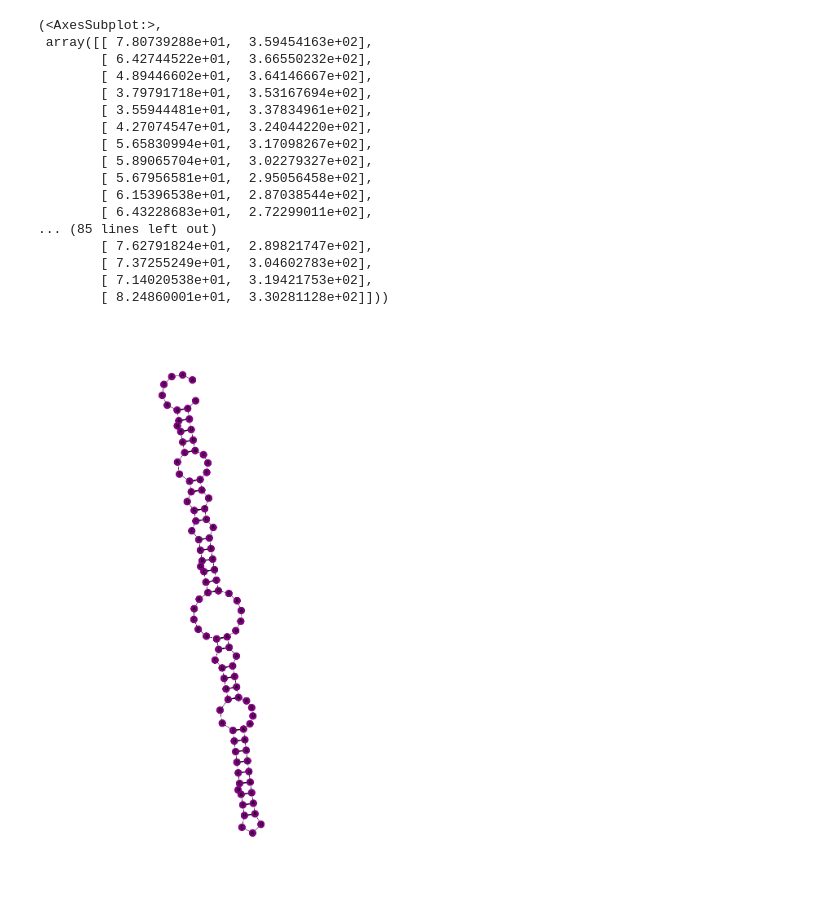
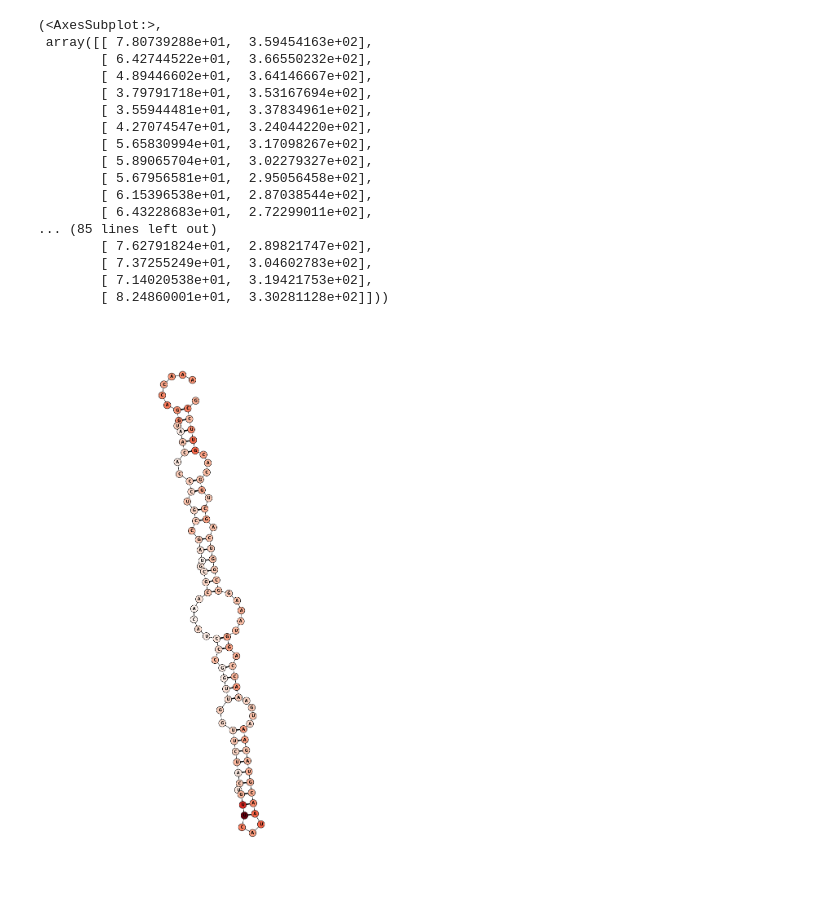
Before and after one commit to matveykolesnik/LshCas13a_RNA_cleavage, a Jupyter notebook: LshCas13a_in_vitro_total_RNA/hairpin_cleavage/Scripts/draw_hairpin_structures.ipynb, the cells around one changed output. Cells and saved outputs as stored; diff of their text form; code cells hidden in the pictures.

Commit message:
Add heatmap

```diff
--- a/LshCas13a_in_vitro_total_RNA/hairpin_cleavage/Scripts/draw_hairpin_structures.ipynb
+++ b/LshCas13a_in_vitro_total_RNA/hairpin_cleavage/Scripts/draw_hairpin_structures.ipynb
@@ -56,5 +59,3 @@ with open(DotBracketNotationFile, "w") as hDotBracketNotationFile:
 
     for line in RNAfoldProc.stdout:
         hDotBracketNotationFile.write(re.sub(energy_pattern, "", line.decode("ascii")))
-# %%
-ForgiSSRecords = forgi.load_rna(filename=DotBracketNotationFile, allow_many=True)
@@ -61,28 +83,28 @@ ForgiSSRecords = forgi.load_rna(filename=DotBracketNotationFile, allow_many=True
 # %%
 from mplotlib_addcolors import plot_rna_addcolors
 figure, ax = plt.subplots(figsize=(15, 25))
 plot_rna_addcolors(ForgiSSRecords[0],
                    ax=ax,
                    text_kwargs={"fontweight":"black"},
                    lighten=0,
                    backbone_kwargs={"linewidth":1},
-                   colorlist=["purple" for i in range(Width*2)], annotations=None)
+                   colorlist=a, annotations=None)
 # %% [output]
 (<AxesSubplot:>,
  array([[ 7.80739288e+01,  3.59454163e+02],
         [ 6.42744522e+01,  3.66550232e+02],
         [ 4.89446602e+01,  3.64146667e+02],
         [ 3.79791718e+01,  3.53167694e+02],
         [ 3.55944481e+01,  3.37834961e+02],
         [ 4.27074547e+01,  3.24044220e+02],
         [ 5.65830994e+01,  3.17098267e+02],
         [ 5.89065704e+01,  3.02279327e+02],
         [ 5.67956581e+01,  2.95056458e+02],
         [ 6.15396538e+01,  2.87038544e+02],
         [ 6.43228683e+01,  2.72299011e+02],
 ... (85 lines left out)
         [ 7.62791824e+01,  2.89821747e+02],
         [ 7.37255249e+01,  3.04602783e+02],
         [ 7.14020538e+01,  3.19421753e+02],
         [ 8.24860001e+01,  3.30281128e+02]]))
-[figure, old version]
+[figure, new version]
```
Also changed, not shown: parts of 9 cells of this notebook, 2 other files.
